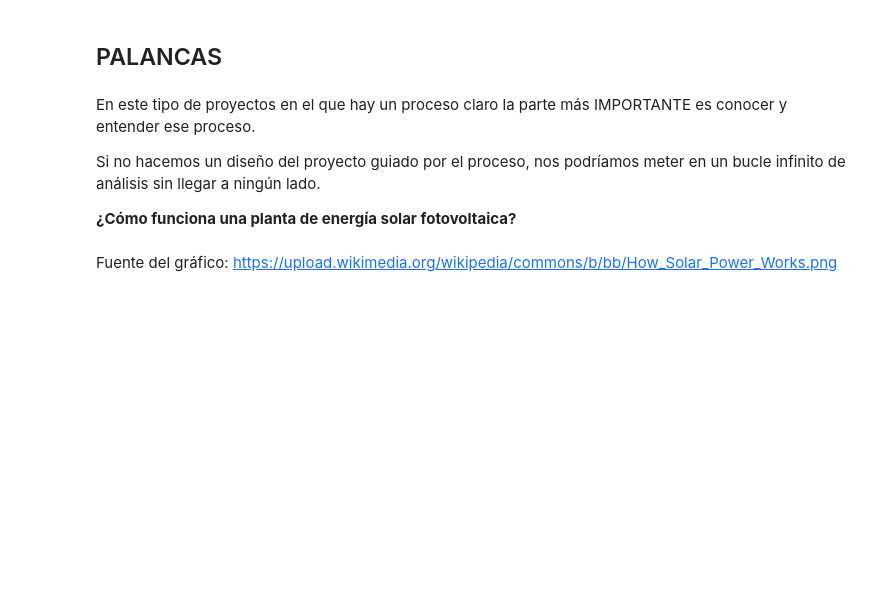
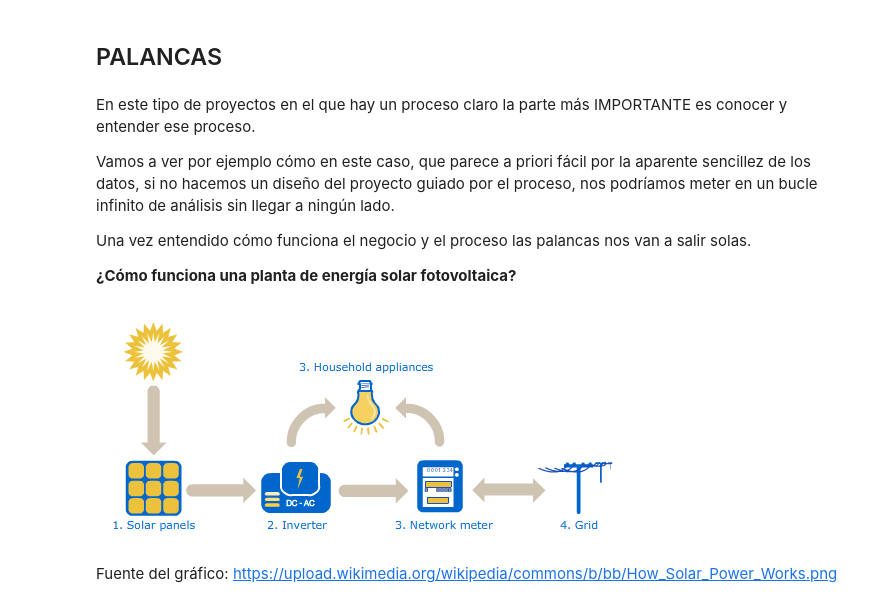
Before and after one commit to agus-chaud/inconsistencias-paneles-solares, a Jupyter notebook: Notebooks/00_Diseño del proyecto.ipynb, the cells around one changed output. Drawn from its saved outputs; the diff is of its cells as text; code cells hidden in the pictures; blank space fills up the shorter version.

```diff
--- a/Notebooks/00_Diseño del proyecto.ipynb
+++ b/Notebooks/00_Diseño del proyecto.ipynb
@@ -17,9 +29,16 @@ Analizar los datos disponibles para intentar intuir donde pueden estar los probl
 # %% [markdown]
 En este tipo de proyectos en el que hay un proceso claro la parte más IMPORTANTE es conocer y entender ese proceso.
 
-Si no hacemos un diseño del proyecto guiado por el proceso, nos podríamos meter en un bucle infinito de análisis sin llegar a ningún lado.
+Vamos a ver por ejemplo cómo en este caso, que parece a priori fácil por la aparente sencillez de los datos, si no hacemos un diseño del proyecto guiado por el proceso, nos podríamos meter en un bucle infinito de análisis sin llegar a ningún lado.
+
+Una vez entendido cómo funciona el negocio y el proceso las palancas nos van a salir solas.
 
 **¿Cómo funciona una planta de energía solar fotovoltaica?**
+# %%
+from IPython import display
+display.Image("../../../99_Media/How_Solar_Power_Works.png")
+# %% [output]
+[figure, added]
 # %% [markdown]
 Fuente del gráfico: https://upload.wikimedia.org/wikipedia/commons/b/bb/How_Solar_Power_Works.png
 # %% [markdown]
```
Also changed, not shown: parts of 3 cells of this notebook, 3 other files.
